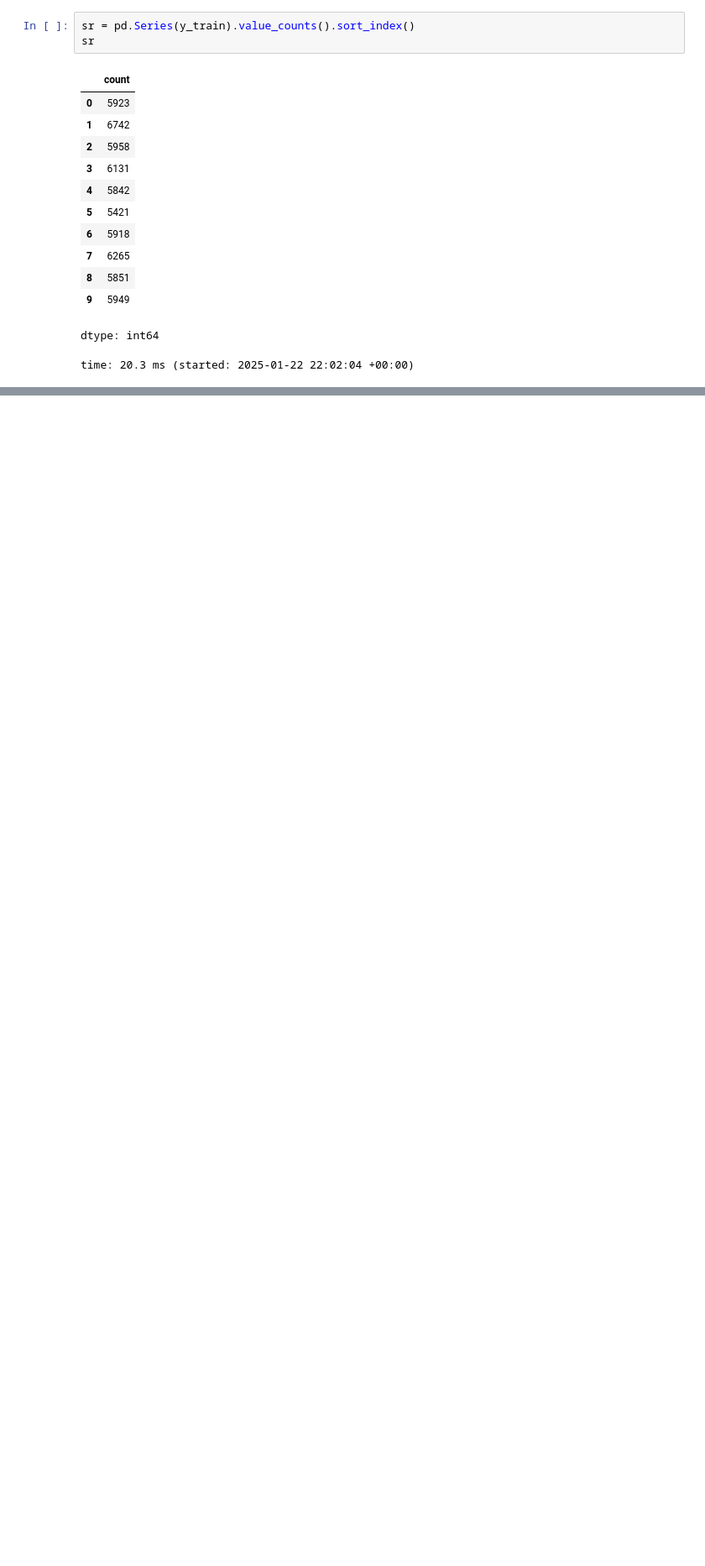
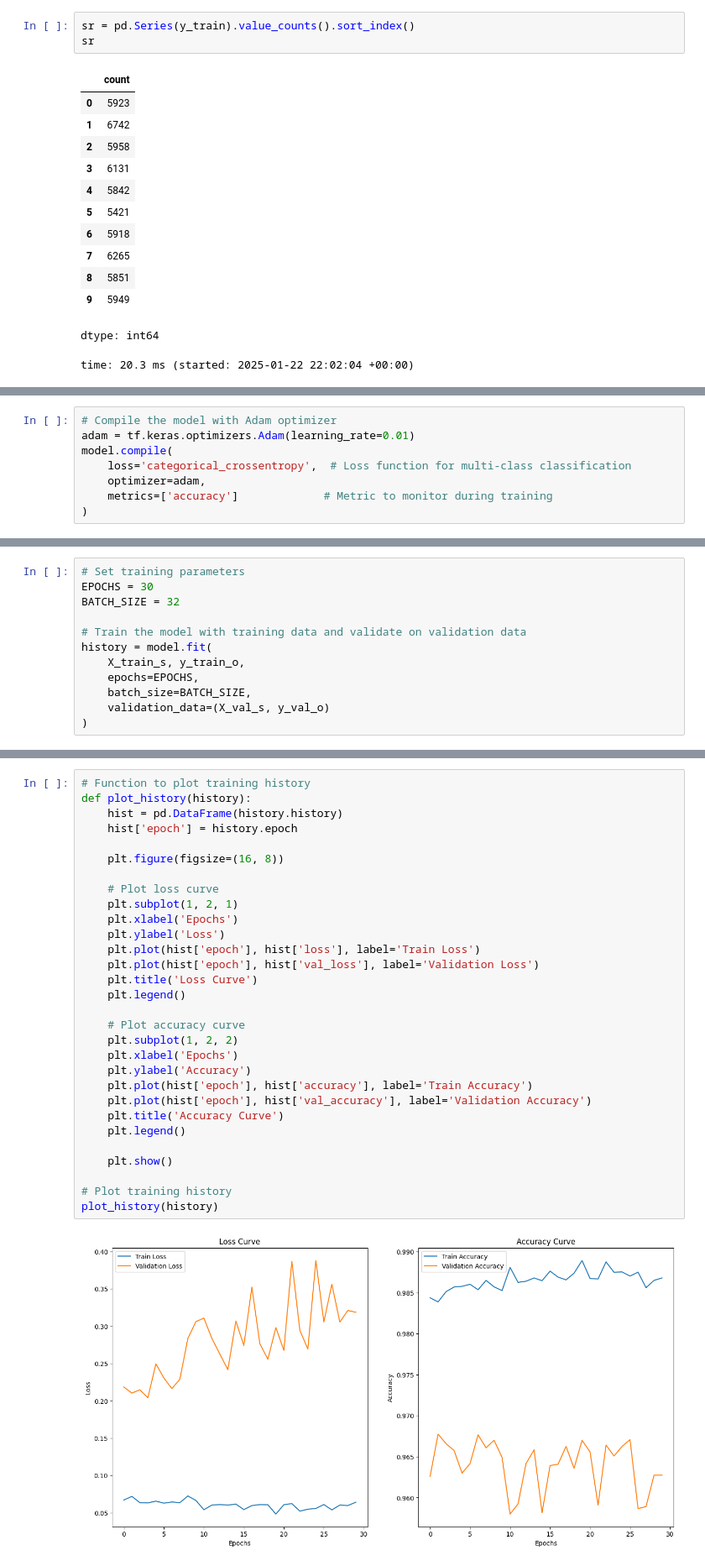
Before and after one commit to 20161609/AI-Tech-Learning, a Jupyter notebook: 15_nn_multi_mnist.ipynb, the cells around one changed output, grey strips where cells are left out. Shown at 84% size. Drawn from its saved outputs; the diff is of its cells as text; blank space fills up the shorter version.

Commit message:
15_nn_multi_mnist - All about functional things have been added.

```diff
--- a/15_nn_multi_mnist.ipynb
+++ b/15_nn_multi_mnist.ipynb
@@ -365,0 +179,8 @@ time: 1.45 s (started: 2025-01-22 22:05:03 +00:00)
+# %%
+# Compile the model with Adam optimizer
+adam = tf.keras.optimizers.Adam(learning_rate=0.01)
+model.compile(
+    loss='categorical_crossentropy',  # Loss function for multi-class classification
+    optimizer=adam,
+    metrics=['accuracy']             # Metric to monitor during training
+)
@@ -365,0 +189,12 @@ time: 1.45 s (started: 2025-01-22 22:05:03 +00:00)
+# %%
+# Set training parameters
+EPOCHS = 30
+BATCH_SIZE = 32
+
+# Train the model with training data and validate on validation data
+history = model.fit(
+    X_train_s, y_train_o,
+    epochs=EPOCHS,
+    batch_size=BATCH_SIZE,
+    validation_data=(X_val_s, y_val_o)
+)
@@ -365,0 +219,32 @@ time: 1.45 s (started: 2025-01-22 22:05:03 +00:00)
+# %%
+# Function to plot training history
+def plot_history(history):
+    hist = pd.DataFrame(history.history)
+    hist['epoch'] = history.epoch
+
+    plt.figure(figsize=(16, 8))
+
+    # Plot loss curve
+    plt.subplot(1, 2, 1)
+    plt.xlabel('Epochs')
+    plt.ylabel('Loss')
+    plt.plot(hist['epoch'], hist['loss'], label='Train Loss')
+    plt.plot(hist['epoch'], hist['val_loss'], label='Validation Loss')
+    plt.title('Loss Curve')
+    plt.legend()
+
+    # Plot accuracy curve
+    plt.subplot(1, 2, 2)
+    plt.xlabel('Epochs')
+    plt.ylabel('Accuracy')
+    plt.plot(hist['epoch'], hist['accuracy'], label='Train Accuracy')
+    plt.plot(hist['epoch'], hist['val_accuracy'], label='Validation Accuracy')
+    plt.title('Accuracy Curve')
+    plt.legend()
+
+    plt.show()
+
+# Plot training history
+plot_history(history)
+# %% [output]
+[figure, added]
```
Also changed, not shown: parts of 73 cells of this notebook.
